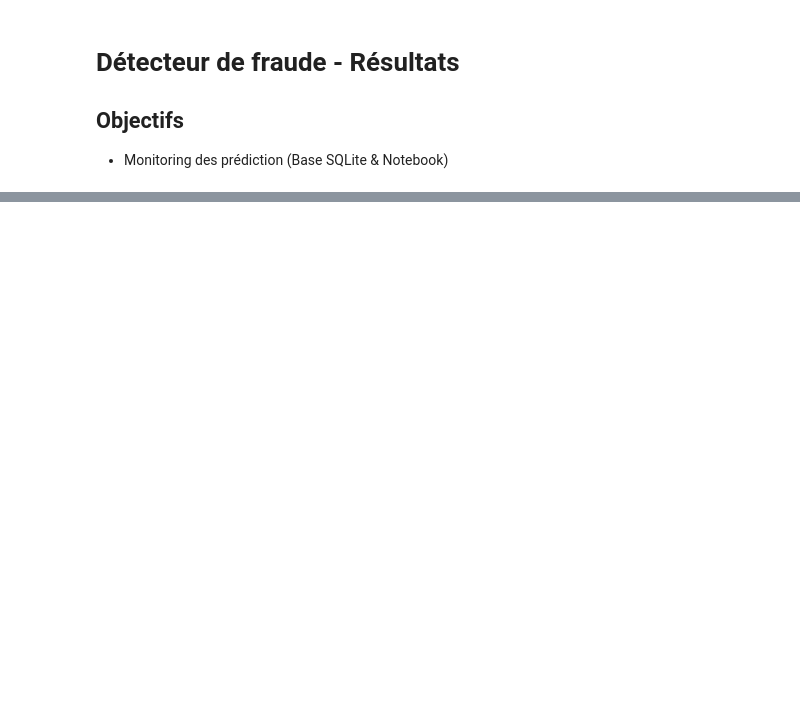
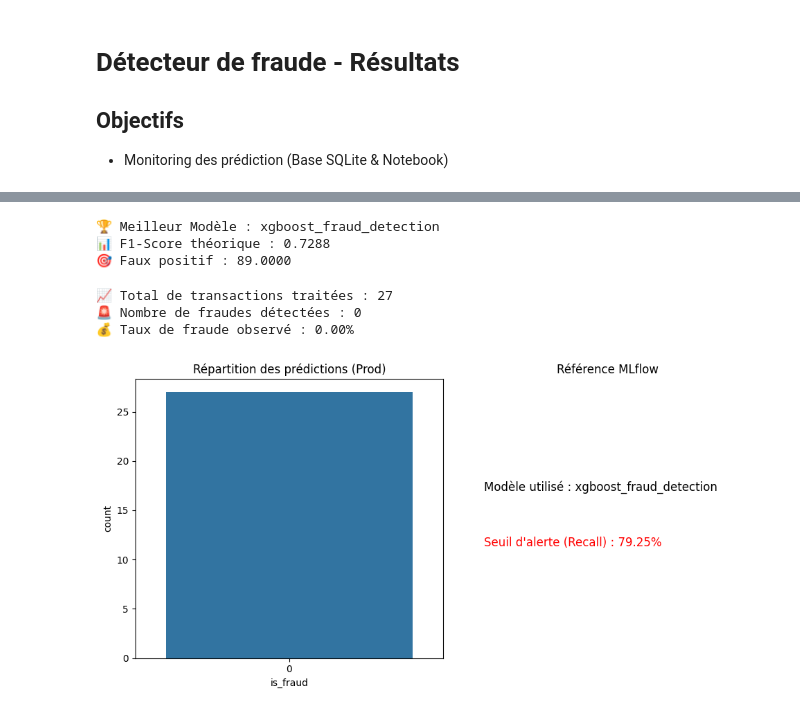
Before and after one commit to nlefort/JEDHA, a Jupyter notebook: PROJETS LEAD/Detecteur_fraude/notebooks/Results.ipynb, the cells around one changed output, grey strips where cells are left out. Cells and saved outputs as stored; diff of their text form; code cells hidden in the pictures; blank space fills up the shorter version.

Commit message:
fraud_detection_happy_end

```diff
--- a/PROJETS LEAD/Detecteur_fraude/notebooks/Results.ipynb
+++ b/PROJETS LEAD/Detecteur_fraude/notebooks/Results.ipynb
@@ -6,17 +6,16 @@
 * Monitoring des prédiction (Base SQLite & Notebook)
 # %%
 # Import modules
+import mlflow
 import sqlite3
 import pandas as pd
 import matplotlib.pyplot as plt
 import seaborn as sns
+
+# Connexion à MLflow
+MLFLOW_URI = "http://localhost:5000"
+mlflow.set_tracking_uri(MLFLOW_URI)
+
+# Connexion à la base SQL d'Airflow
+db_path = r"D:\Profils\NLefort\Desktop\JEDHA\PROJETS LEAD\Detecteur_fraude\data\fraud_predictions.db" # À ajuster selon ton chemin réel
+conn = sqlite3.connect(db_path)
-# %%
-# Connexion à la base locale
-path = r"D:\Profils\NLefort\Desktop\JEDHA\PROJETS LEAD\Detecteur_fraude\data\fraud_predictions.db"
-conn = sqlite3.connect(path)
-
-# Lecture des données
-df = pd.read_sql("SELECT * FROM transactions", conn)
-conn.close()
-
-dataset = df.copy()
@@ -156,0 +22,46 @@ plt.show()
+# %%
+# Récupération des infos Mlflow
+experiment = mlflow.get_experiment_by_name("Fraud_Detection_XGBoost")
+runs = mlflow.search_runs(experiment_ids=[experiment.experiment_id],
+                          order_by=["metrics.f1_score DESC"],
+                          max_results=1)
+
+best_run = runs.iloc[0]
+print(f"🏆 Meilleur Modèle : {best_run['tags.mlflow.runName']}")
+print(f"📊 F1-Score théorique : {best_run['metrics.f1_score']:.4f}")
+print(f"🎯 Faux positif : {best_run['metrics.false_negatives']:.4f}")
+# %% [output]
+🏆 Meilleur Modèle : xgboost_fraud_detection
+📊 F1-Score théorique : 0.7288
+🎯 Faux positif : 89.0000
+# %%
+# Prédictions stockées par le DAG
+query = "SELECT * FROM transactions"
+df_prod = pd.read_sql_query(query, conn)
+
+print(f"📈 Total de transactions traitées : {len(df_prod)}")
+print(f"🚨 Nombre de fraudes détectées : {df_prod['is_fraud'].sum()}")
+print(f"💰 Taux de fraude observé : {(df_prod['is_fraud'].mean()*100):.2f}%")
+# %% [output]
+📈 Total de transactions traitées : 27
+🚨 Nombre de fraudes détectées : 0
+💰 Taux de fraude observé : 0.00%
+# %%
+plt.figure(figsize=(10, 5))
+
+# Distribution des classes en prod
+plt.subplot(1, 2, 1)
+sns.countplot(data=df_prod, x='is_fraud')
+plt.title("Répartition des prédictions (Prod)")
+
+# Rappel des métriques MLflow
+plt.subplot(1, 2, 2)
+plt.text(0.1, 0.6, f"Modèle utilisé : {best_run['tags.mlflow.runName']}", fontsize=12)
+plt.text(0.1, 0.4, f"Seuil d'alerte (Recall) : {best_run['metrics.recall']:.2%}", fontsize=12, color='red')
+plt.axis('off')
+plt.title("Référence MLflow")
+
+plt.tight_layout()
+plt.show()
+# %% [output]
+[figure, added]
```
Also changed, not shown: parts of 5 cells of this notebook, 7 other files.
